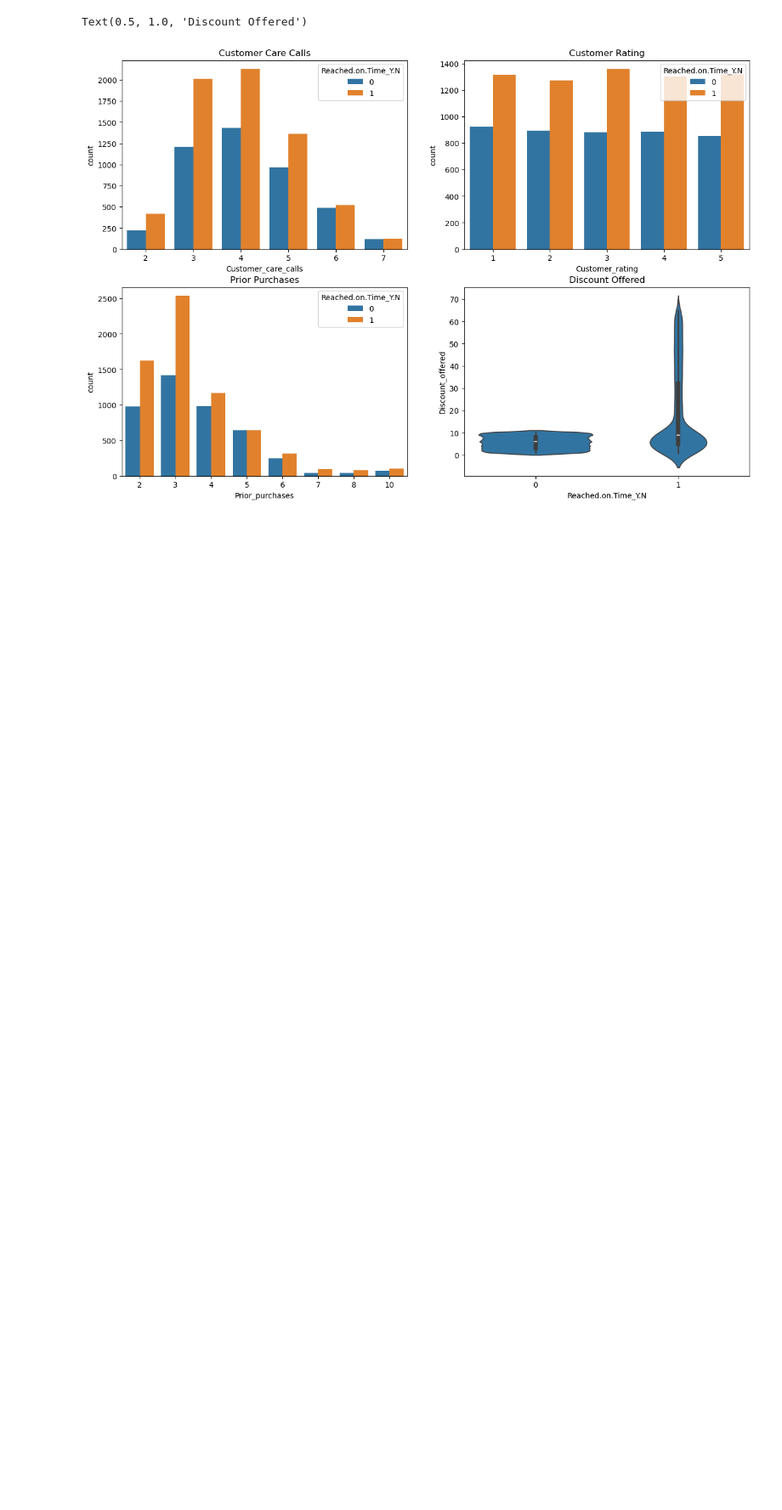
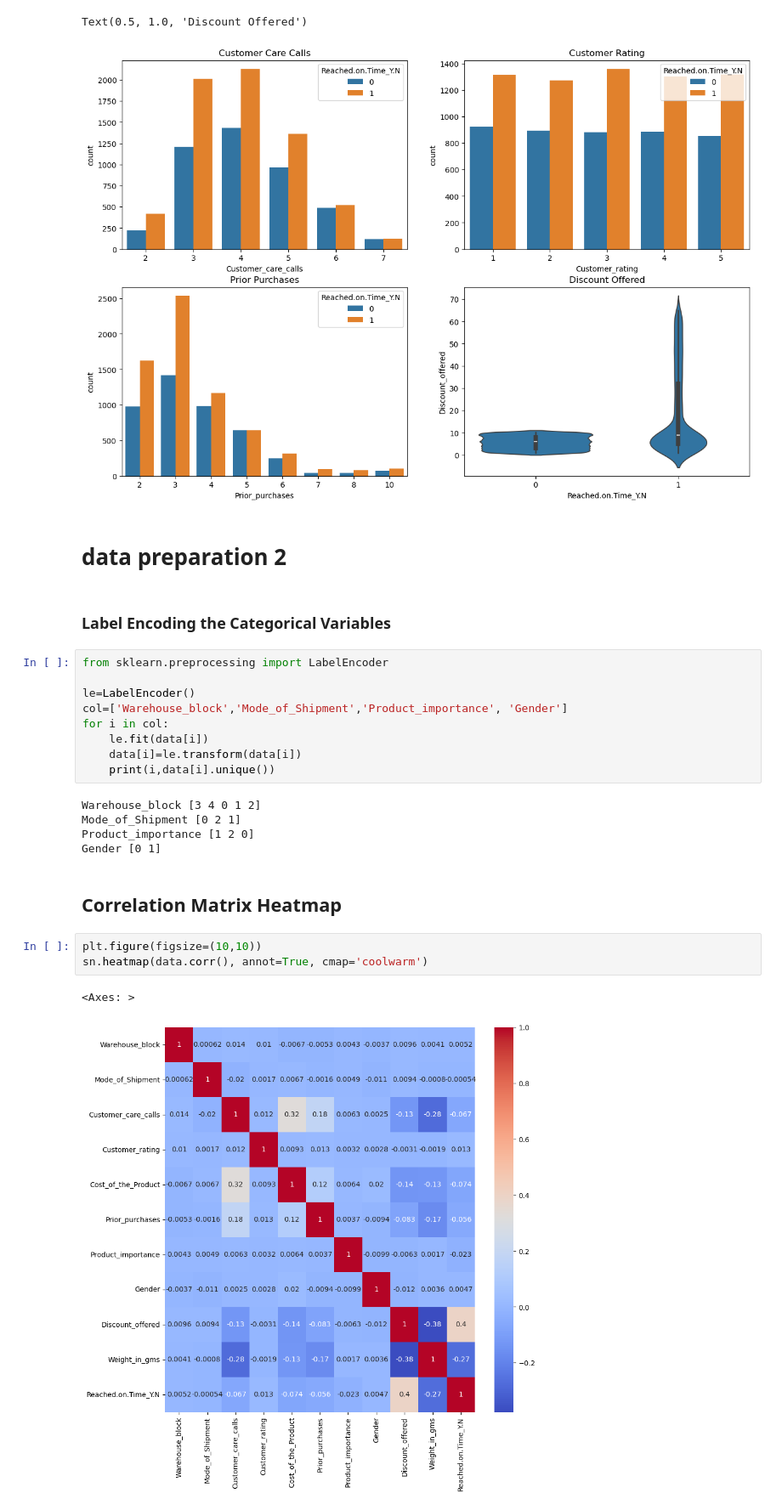
Before and after one commit to Mengistu1225/E-Commerce-Product-Delivery-Prediction, a Jupyter notebook: E-Commerce Product Delivery Prediction.ipynb, the cells around one changed output. Shown: that part at 85% size. Saved outputs shown, nothing was run; the diff lists cells and outputs as text; blank space fills up the shorter version.

```diff
--- a/E-Commerce Product Delivery Prediction.ipynb
+++ b/E-Commerce Product Delivery Prediction.ipynb
@@ -188,3 +187,29 @@ sn.violinplot(x = 'Reached.on.Time_Y.N', y = 'Discount_offered' ,data = data, ax
 # %% [output]
 Text(0.5, 1.0, 'Discount Offered')
 [figure]
+# %% [markdown]
+# data preparation 2
+# %% [markdown]
+### Label Encoding the Categorical Variables
+# %%
+from sklearn.preprocessing import LabelEncoder
+
+le=LabelEncoder()
+col=['Warehouse_block','Mode_of_Shipment','Product_importance', 'Gender']
+for i in col:
+    le.fit(data[i])
+    data[i]=le.transform(data[i])
+    print(i,data[i].unique())
+# %% [output]
+Warehouse_block [3 4 0 1 2]
+Mode_of_Shipment [0 2 1]
+Product_importance [1 2 0]
+Gender [0 1]
+# %% [markdown]
+## Correlation Matrix Heatmap
+# %%
+plt.figure(figsize=(10,10))
+sn.heatmap(data.corr(), annot=True, cmap='coolwarm')
+# %% [output]
+<Axes: >
+[figure, added]
```
Also changed, not shown: parts of 13 cells of this notebook.
